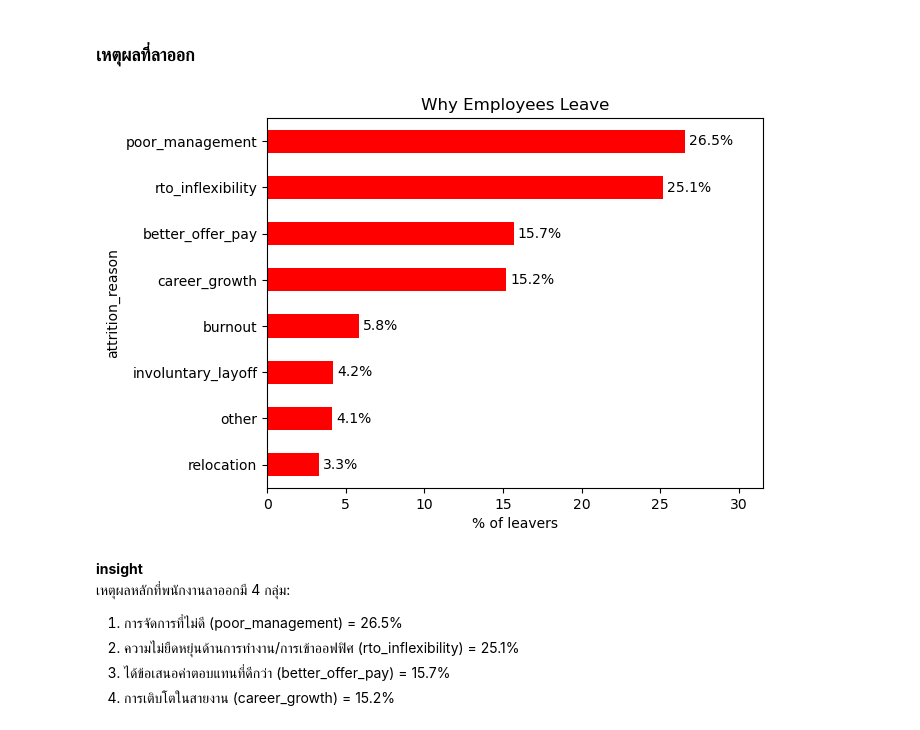
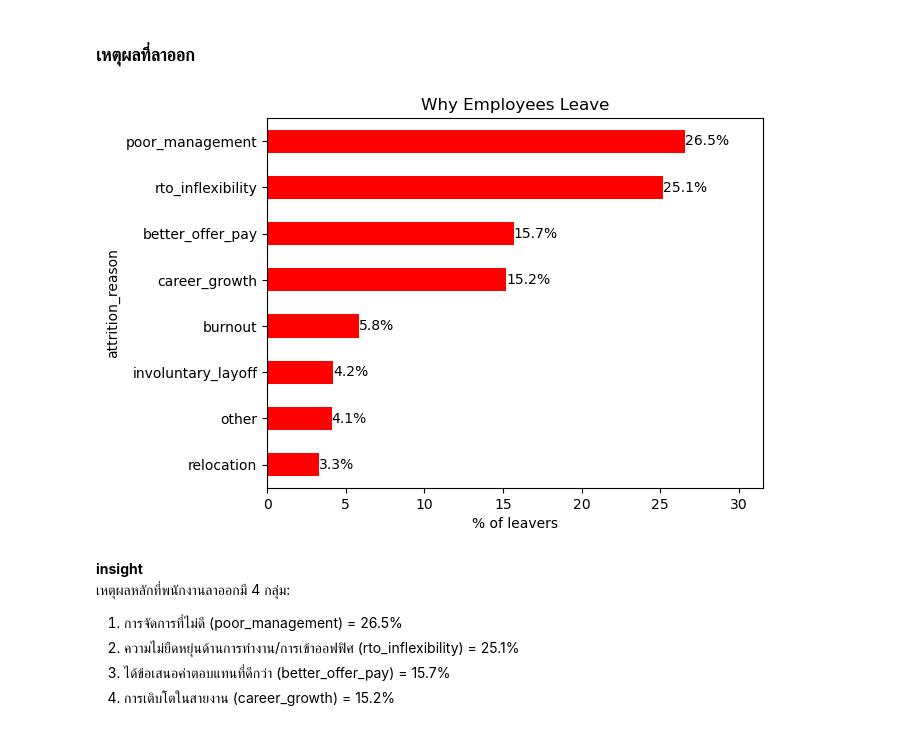
Before and after one commit to DDECHH/Employee-Attrition, a Jupyter notebook: notebooks/02_data_visualization.ipynb, the cells around one changed output. Saved outputs shown, nothing was run; the diff lists cells and outputs as text; code cells hidden in the pictures.

```diff
--- a/notebooks/02_data_visualization.ipynb
+++ b/notebooks/02_data_visualization.ipynb
@@ -134,17 +134,15 @@ print(f"จำนวนพนักงานที่ลาออก {attr_count
 # %%
 reason = df[df['attrition'] == 1]['attrition_reason'].value_counts(normalize=True) * 100
 ax = reason.sort_values().plot(kind='barh', color='r',)
 ax.bar_label(ax.containers[0]
-             , fmt='%.1f%%'
-             , padding=3,)
-ax.set_xlim(0, reason.max() + 5)
-# plt.tight_layout()
+             , fmt='%.1f%%')
+ax.set_xlim(0, reason.max() + 5) # ตั้งขอบไม่ให้ทับตัวเลข
 plt.xlabel('% of leavers')
 plt.title('Why Employees Leave')
 plt.savefig("../visualizations/eda_plots/02_why_employees_leave.png", dpi=100, bbox_inches="tight")
 plt.show()
 # %% [output]
-[figure, old version]
+[figure, new version]
 # %% [markdown]
 **insight**
 เหตุผลหลักที่พนักงานลาออกมี 4 กลุ่ม:
```
Also changed, not shown: parts of 9 cells of this notebook, 5 other files.
